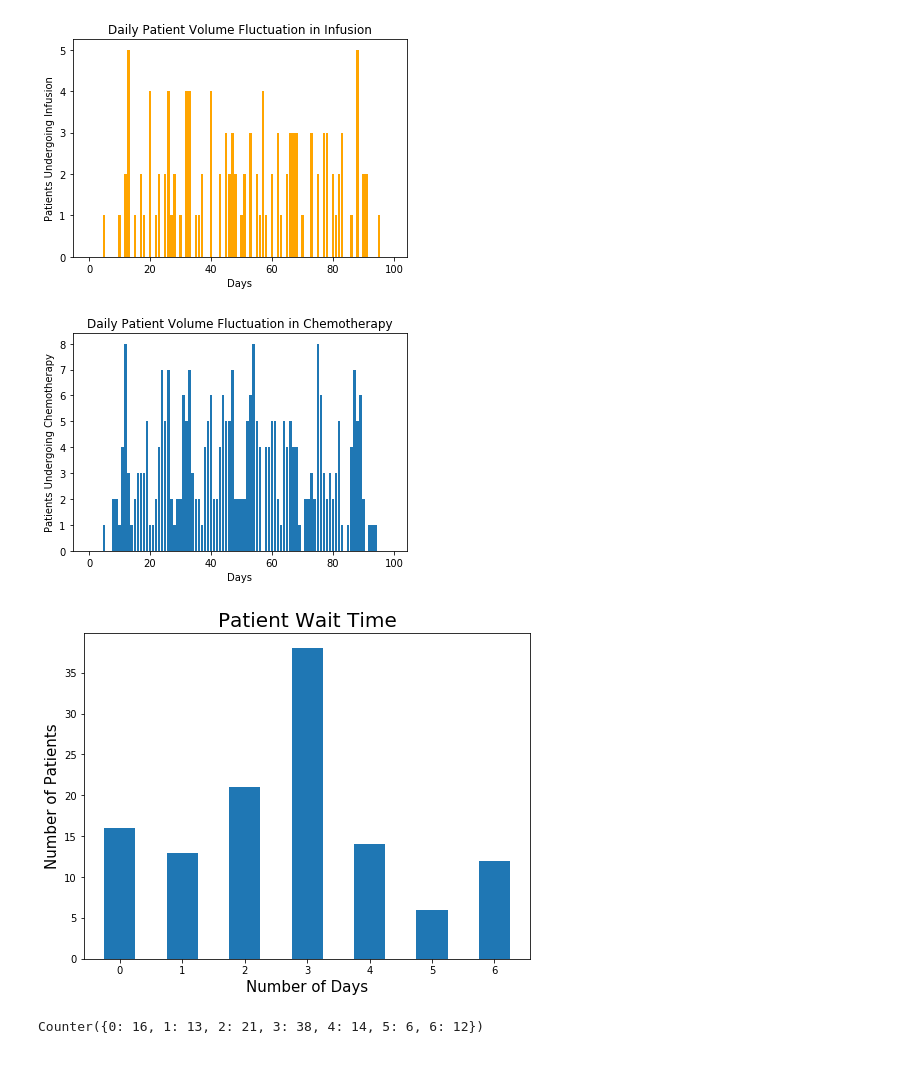
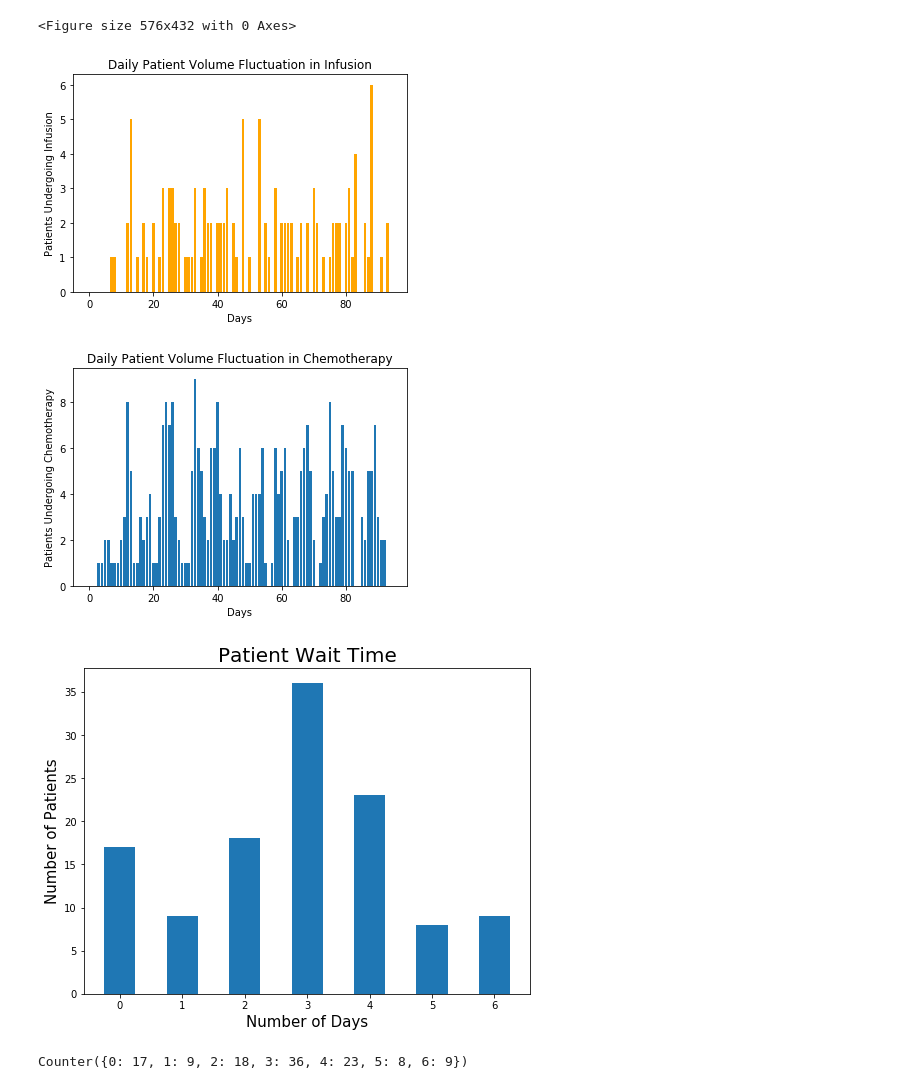
Before and after one commit to nma5214/TeamMayo, a Jupyter notebook: Greedy/Greedy_schedule_1.ipynb, the cells around one changed output. Saved outputs shown, nothing was run; the diff lists cells and outputs as text; code cells hidden in the pictures.

```diff
--- a/Greedy/Greedy_schedule_1.ipynb
+++ b/Greedy/Greedy_schedule_1.ipynb
@@ -12,8 +12,8 @@ import matplotlib.pyplot as plt
 #num_pat_list = []
 #for i in range(10):
 #    num_pat_list.append(10)
-#sp1=10
-#sp2=3
+sp1=10
+sp2=3
 
 #num_pats=sum(num_pat_list)
 
@@ -47,7 +47,7 @@ np.random.seed(2019)
 coll = [np.random.choice([1,2,3,4,5], p =[.398,.304,.147,.088,.063]) for i in range(num_pats)]
 #for j, day in enumerate(coll):
 #    print day
-
+print(coll)
 #Choosing number of chemo days to be random according to a triangular distribution.
 np.random.seed(2019)
 chemo = []
@@ -438,8 +430,0 @@ plt.show()
-# %%
-print(num_pats_d1)
-lst = range(len(num_pats_d1))
-lst.reverse()
-for i in lst:
-    if (i%5)==0 and i!=0:
-        num_pats_d1=np.insert(num_pats_d1,i,[0,0])
-print(num_pats_d1)
@@ -466,11 +444,14 @@ import collections
 from collections import Counter
 
 daily_sched_d1 = make_schedule_d1_daily(reg_pat_arr, coll, sp1, 150)
+np.random.seed(2019)
 daily_sched_d2 = make_schedule_d2_doctors(daily_sched_d1,coll,mast_sched_doc, sp2, 150)
-daily_hosp_sched = make_schedule_hospital(daily_sched_d2,chemo,inf, 150)
+
 daily_chemo_sched = make_schedule_chemo(daily_sched_d2,chemo,150)
 daily_infusion_sched = make_schedule_infusion(daily_sched_d2,chemo,inf,150)
-
+daily_hosp_sched = make_schedule_hospital(daily_chemo_sched,daily_infusion_sched)
+for i in range(len(daily_hosp_sched)):
+    daily_hosp_sched[i]=int(daily_hosp_sched[i])
 #daily_sched_d1_7day = five_to_seven(daily_sched_d1)
 #daily_sched_d2_7day = five_to_seven(daily_sched_d2)
 
@@ -489,7 +470,7 @@ for i in lst:
         num_pats_d2=np.insert(num_pats_d2,i,[0,0])
 
 
-NumDays = 100
+NumDays = 95
 Nd=list(range(0,NumDays))
 #plt.step(Nd, batch_hosp_sched[1:70],color="k",linewidth=1.5)
 d1_plt = plt.bar(Nd,num_pats_d1[0:NumDays], color = "k")
@@ -513,12 +494,14 @@ avg_wait_time = sum(daily_wait_time)/float(len(daily_wait_time))
 plt.hist(daily_wait_time[0:NumDays])
 
 #Make plots of the hospital fluctuations, the chemo fluctuations, and the infusion fluctuations.
-chemo_plt = plt.bar(Nd,daily_chemo_sched[0:NumDays], label= "Chemo")
-inf_plt = plt.bar(Nd,daily_infusion_sched[0:NumDays], bottom=daily_chemo_sched[0:NumDays], label="Infusions")
+#chemo_plt = plt.bar(Nd,daily_chemo_sched[0:NumDays], label= "Chemo")
+#inf_plt = plt.bar(Nd,daily_infusion_sched[0:NumDays], bottom=daily_chemo_sched[0:NumDays], label="Infusions")
+hosp_plt = plt.step(Nd,daily_hosp_sched[0:NumDays], color ="b")
 plt.xlabel("Days")
 plt.ylabel("Patients in Hospital")
 plt.title("Daily Patient Volume Fluctuation in Hospital")
-plt.legend(loc="best")
+#plt.legend(loc="best")
+plt.figure(figsize=(8,6))
 plt.show()
 
 inf_plt = plt.bar(Nd,daily_infusion_sched[0:NumDays],color="orange")
@@ -535,7 +518,7 @@ plt.show()
 
 #The following are plots of wait times (code from Dhir)
 #print(daily_chemo_sched)
-avg_wait_greedy =
+#avg_wait_greedy =
 data = collections.Counter(Counter(wait_time(daily_sched_d1,daily_sched_d2,coll)))
 plt.figure(figsize=(8,6))
 plt.bar(data.keys(), data.values(), width=0.5)
@@ -552,4 +535,5 @@ data
+<Figure size 576x432 with 0 Axes>
-[figure, old version]
+[figure, new version]
-[figure, old version]
+[figure, new version]
-[figure, old version]
+[figure, new version]
-Counter({0: 16, 1: 13, 2: 21, 3: 38, 4: 14, 5: 6, 6: 12})
+Counter({0: 17, 1: 9, 2: 18, 3: 36, 4: 23, 5: 8, 6: 9})
```
Also changed, not shown: parts of 9 cells of this notebook.
